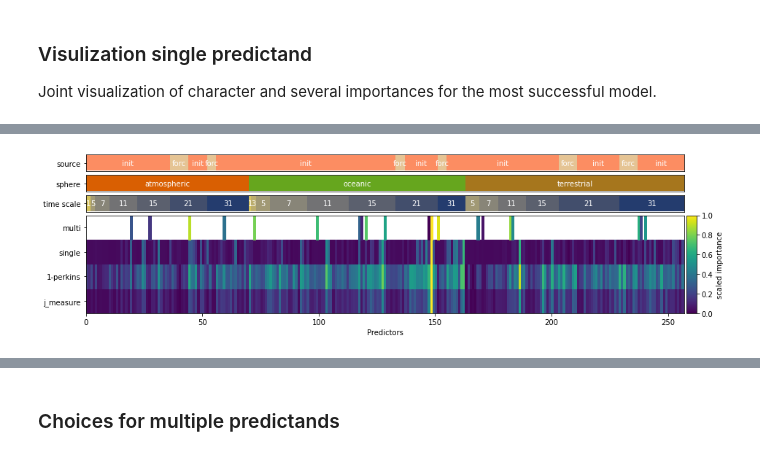
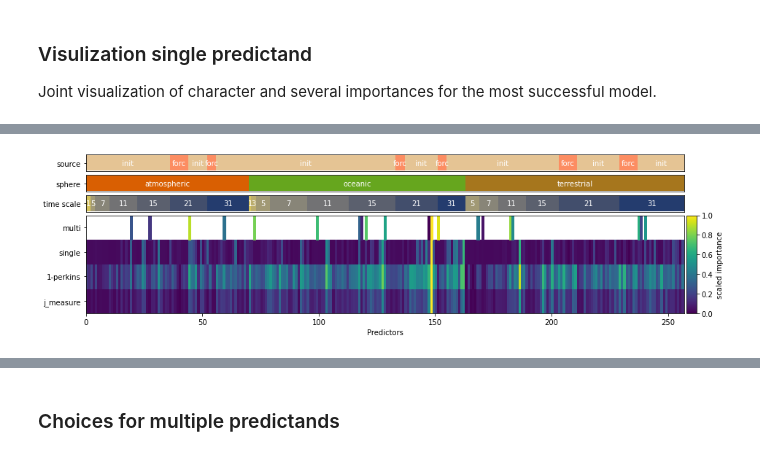
Before and after one commit to chiemvs/Hybrid, a Jupyter notebook: notebooks/predictor_selection.ipynb, the cells around one changed output, grey strips where cells are left out. Drawn from its saved outputs; the diff is of its cells as text; code cells hidden in the pictures.

```diff
--- a/notebooks/predictor_selection.ipynb
+++ b/notebooks/predictor_selection.ipynb
@@ -164,33 +169,33 @@ ax_sphere = fig.add_subplot(gs1[1, :-1])
 ax_cbar_imp = fig.add_subplot(gs1[3:, -1:])
 ax_cbar_time = fig.add_subplot(gs1[:3, -1:])
 
 im = ax_imp.pcolor(scaled.loc[properties.index,:].T)
 ax_imp.set_yticks(np.arange(0.5, len(combined.columns)+0.5, 1))
 ax_imp.set_yticklabels(combined.columns.values)
 ax_imp.set_xlabel('Predictors')
 
 plot_consecutive_categories(ax = ax_sphere, data = properties['sphere'], cmap = 'Dark2') #'RdYlGn'
 ax_sphere.set_yticks([0.5])
 ax_sphere.set_yticklabels(['sphere'])
 ax_sphere.set_xlim(ax_imp.get_xlim())
 ax_sphere.get_xaxis().set_visible(False)
 
 plot_consecutive_categories(ax = ax_time, data = properties['timeagg'], cmap = 'cividis_r')
 ax_time.set_yticks([0.5])
 ax_time.set_yticklabels(['time scale'])
 ax_time.set_xlim(ax_imp.get_xlim())
 ax_time.get_xaxis().set_visible(False)
 
-plot_consecutive_categories(ax = ax_source, data = properties['source'], cmap = 'Set2_r')
+plot_consecutive_categories(ax = ax_source, data = properties['source'], cmap = 'Set2')
 ax_source.set_yticks([0.5])
 ax_source.set_yticklabels(['source'])
 ax_source.set_xlim(ax_imp.get_xlim())
 ax_source.get_xaxis().set_visible(False)
 
 ax_cbar_time.set_visible(False)
 fig.colorbar(im, cax = ax_cbar_imp, label = 'scaled importance')
 
-plt.savefig(os.path.expanduser('~/Pictures/predselec.png'), dpi = 160)
+#plt.savefig(os.path.expanduser('~/Pictures/predselec.png'), dpi = 160)
 plt.show()
 # %% [output]
-[figure, old version]
+[figure, new version]
```
Also changed, not shown: parts of 5 cells of this notebook, 2 other files.
